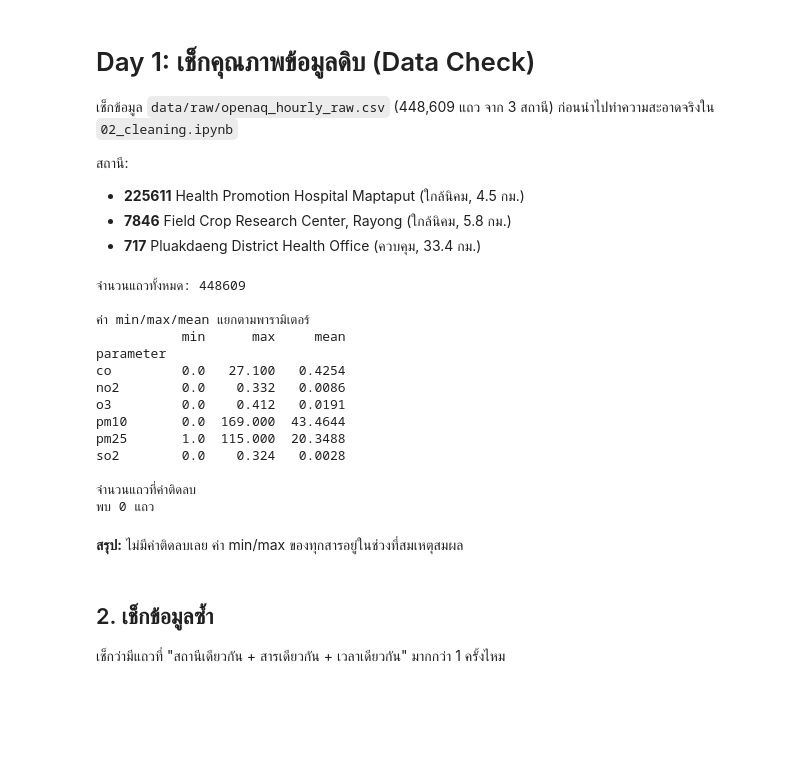
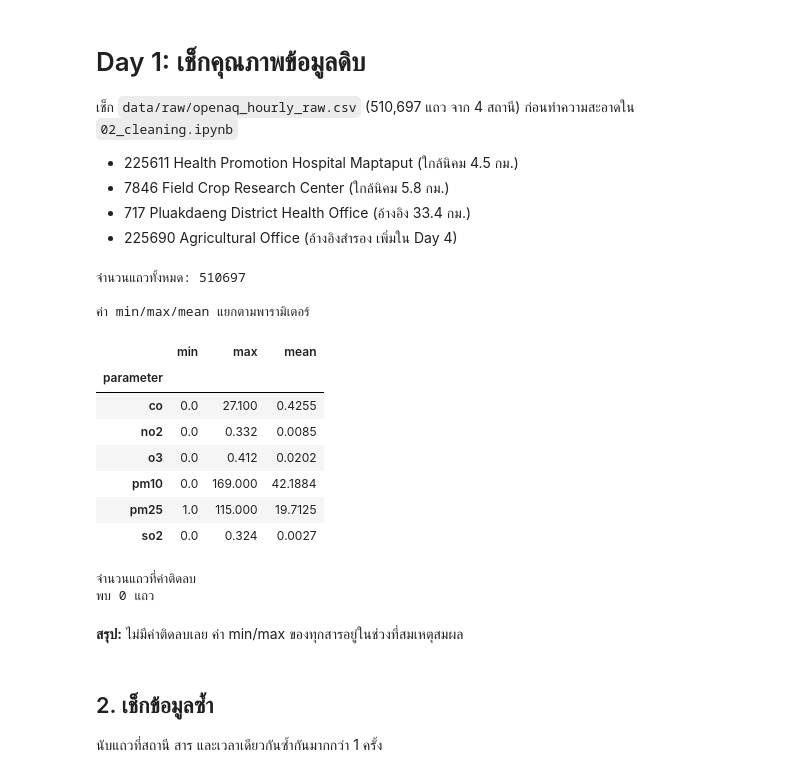
Before and after one commit to Rmnlin/maptaphut-air-quality, a Jupyter notebook: notebooks/01_data_check.ipynb, the cells around one changed output. Drawn from its saved outputs; the diff is of its cells as text; code cells hidden in the pictures; blank space fills up the shorter version.

```diff
--- a/notebooks/01_data_check.ipynb
+++ b/notebooks/01_data_check.ipynb
@@ -1,45 +1,43 @@
 # %% [markdown]
-# Day 1: เช็กคุณภาพข้อมูลดิบ (Data Check)
+# Day 1: เช็กคุณภาพข้อมูลดิบ
 
-เช็กข้อมูล `data/raw/openaq_hourly_raw.csv` (448,609 แถว จาก 3 สถานี) ก่อนนำไปทำความสะอาดจริงใน `02_cleaning.ipynb`
+เช็ก `data/raw/openaq_hourly_raw.csv` (510,697 แถว จาก 4 สถานี) ก่อนทำความสะอาดใน `02_cleaning.ipynb`
 
-สถานี:
-- **225611** Health Promotion Hospital Maptaput (ใกล้นิคม, 4.5 กม.)
-- **7846** Field Crop Research Center, Rayong (ใกล้นิคม, 5.8 กม.)
-- **717** Pluakdaeng District Health Office (ควบคุม, 33.4 กม.)
+- 225611 Health Promotion Hospital Maptaput (ใกล้นิคม 4.5 กม.)
+- 7846 Field Crop Research Center (ใกล้นิคม 5.8 กม.)
+- 717 Pluakdaeng District Health Office (อ้างอิง 33.4 กม.)
+- 225690 Agricultural Office (อ้างอิงสำรอง เพิ่มใน Day 4)
 # %%
 import pandas as pd
 
 df = pd.read_csv('../data/raw/openaq_hourly_raw.csv')
 print(f'จำนวนแถวทั้งหมด: {len(df)}')
 print()
 print('ค่า min/max/mean แยกตามพารามิเตอร์')
-print(df.groupby('parameter')['value'].agg(['min','max','mean']).round(4))
-print()
+display(df.groupby('parameter')['value'].agg(['min','max','mean']).round(4))
 print('จำนวนแถวที่ค่าติดลบ')
 neg = df[df['value'] < 0]
 print(f'พบ {len(neg)} แถว')
 # %% [output]
-จำนวนแถวทั้งหมด: 448609
+จำนวนแถวทั้งหมด: 510697
 
 ค่า min/max/mean แยกตามพารามิเตอร์
-           min      max     mean
-parameter
-co         0.0   27.100   0.4254
-no2        0.0    0.332   0.0086
-o3         0.0    0.412   0.0191
-pm10       0.0  169.000  43.4644
-pm25       1.0  115.000  20.3488
-so2        0.0    0.324   0.0028
-
-จำนวนแถวที่ค่าติดลบ
-พบ 0 แถว
+|  | min | max | mean |
+| parameter |  |  |  |
+| co | 0.0 | 27.100 | 0.4255 |
+| no2 | 0.0 | 0.332 | 0.0085 |
+| o3 | 0.0 | 0.412 | 0.0202 |
+| pm10 | 0.0 | 169.000 | 42.1884 |
+| pm25 | 1.0 | 115.000 | 19.7125 |
+| so2 | 0.0 | 0.324 | 0.0027 |
+จำนวนแถวที่ค่าติดลบ
+พบ 0 แถว
 # %% [markdown]
 **สรุป:** ไม่มีค่าติดลบเลย ค่า min/max ของทุกสารอยู่ในช่วงที่สมเหตุสมผล
 # %% [markdown]
 ## 2. เช็กข้อมูลซ้ำ
 
-เช็กว่ามีแถวที่ "สถานีเดียวกัน + สารเดียวกัน + เวลาเดียวกัน" มากกว่า 1 ครั้งไหม
+นับแถวที่สถานี สาร และเวลาเดียวกันซ้ำกันมากกว่า 1 ครั้ง
 # %%
 df['datetime_utc'] = pd.to_datetime(df['datetime_utc'])
 dup = df.groupby(['station_id','parameter','datetime_utc']).size()
```
Also changed, not shown: parts of 16 cells of this notebook, 1 other file.
